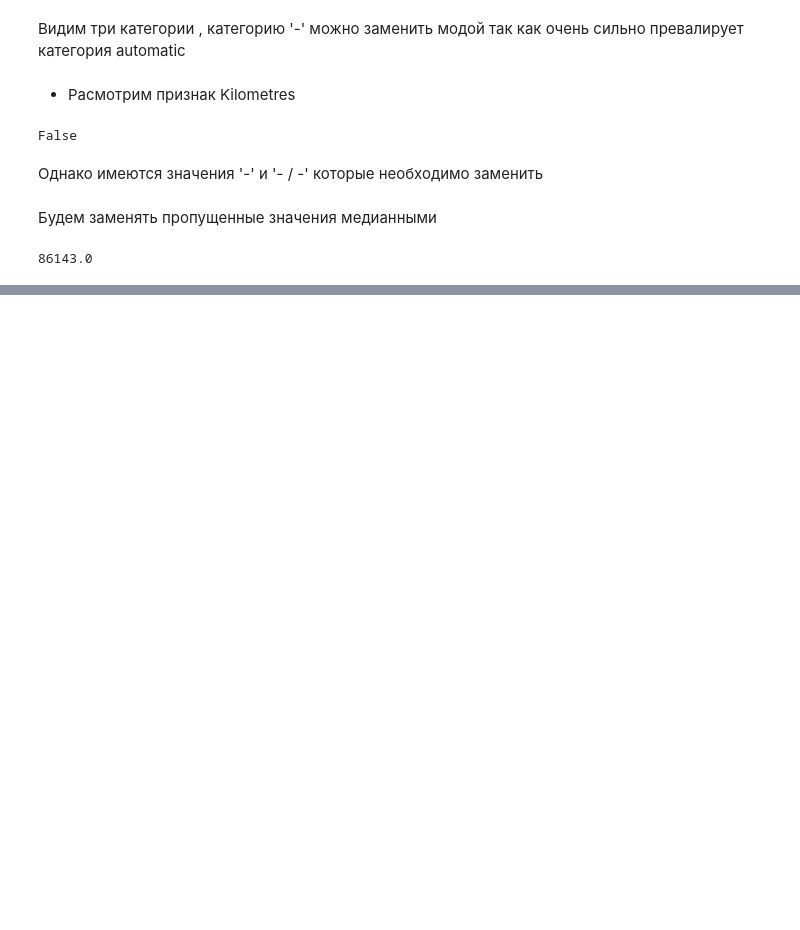
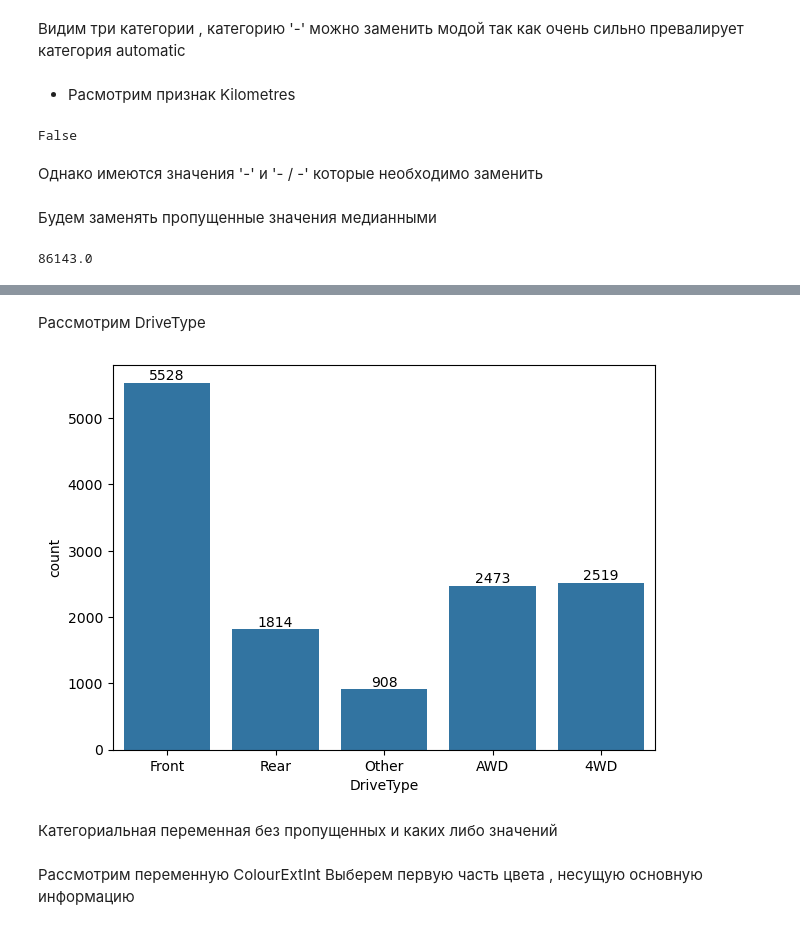
Before and after one commit to dmitryburn/workshop3, a Jupyter notebook: code/Car_price.ipynb, the cells around one changed output, grey strips where cells are left out. Saved outputs shown, nothing was run; the diff lists cells and outputs as text; code cells hidden in the pictures; blank space fills up the shorter version.

```diff
--- a/code/Car_price.ipynb
+++ b/code/Car_price.ipynb
@@ -492,0 +654,15 @@ train_df[(train_df.Kilometres != '-') & (train_df.Kilometres != '- / -')].Kilome
+# %% [markdown]
+Рассмотрим DriveType
+# %%
+plt.figure(figsize=(7,5))
+ax = sns.countplot(data=train_df, x='DriveType')
+for i in ax.containers:
+    ax.bar_label(i,)
+plt.show()
+# %% [output]
+[figure, added]
+# %% [markdown]
+Категориальная переменная без пропущенных и каких либо значений
+# %% [markdown]
+Рассмотрим переменную ColourExtInt
+Выберем первую часть цвета , несущую основную информацию
```
Also changed, not shown: parts of 28 cells of this notebook.
